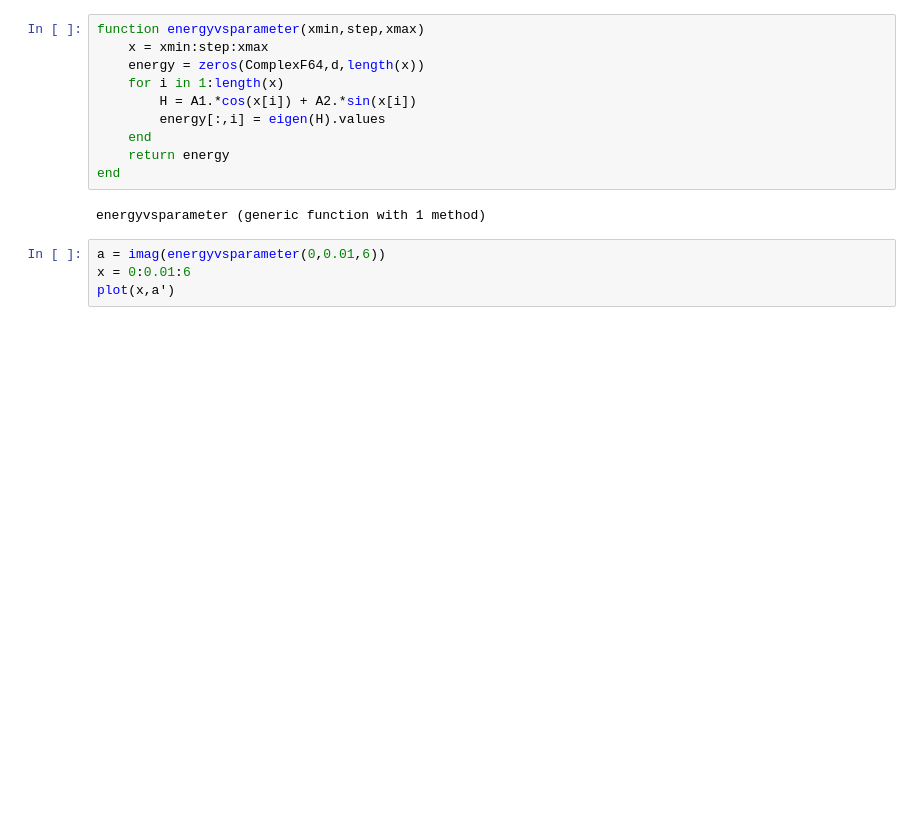
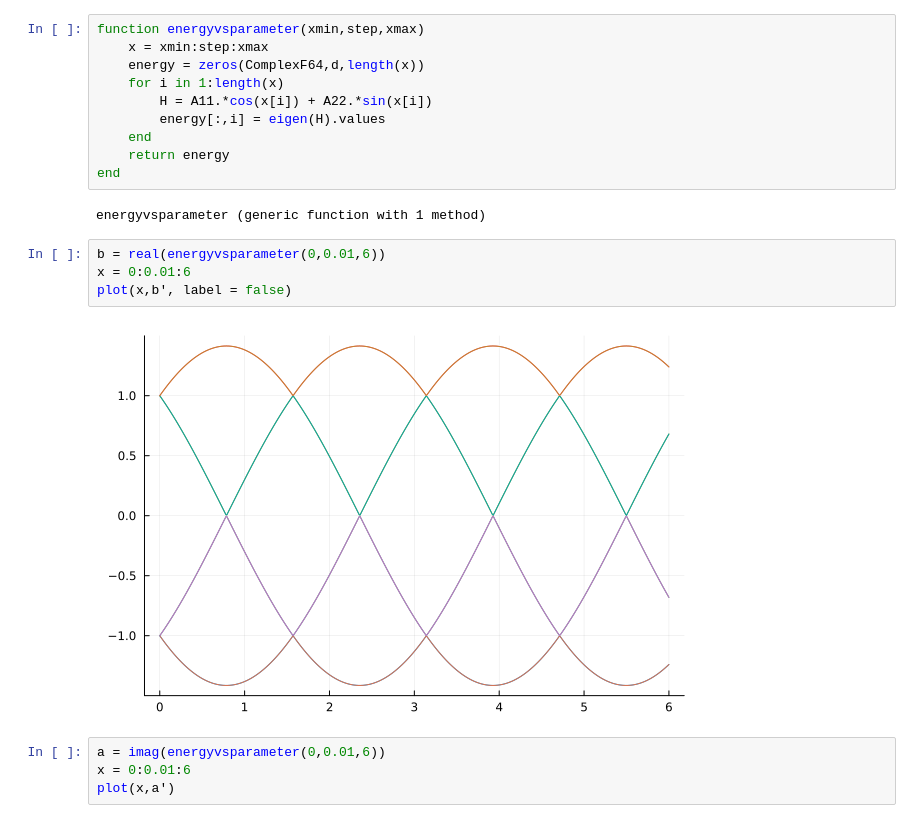
Before and after one commit to JorgeA22-cpu/ClaseComputo, a Jupyter notebook: Proyectos/PruebaArticulo.ipynb, the cells around one changed output. Drawn from its saved outputs; the diff is of its cells as text; blank space fills up the shorter version.

```diff
--- a/Proyectos/PruebaArticulo.ipynb
+++ b/Proyectos/PruebaArticulo.ipynb
@@ -124,13 +124,19 @@ function energyvsparameter(xmin,step,xmax)
     x = xmin:step:xmax
     energy = zeros(ComplexF64,d,length(x))
     for i in 1:length(x)
-        H = A1.*cos(x[i]) + A2.*sin(x[i])
+        H = A11.*cos(x[i]) + A22.*sin(x[i])
         energy[:,i] = eigen(H).values
     end
     return energy
 end
 # %% [output]
 energyvsparameter (generic function with 1 method)
+# %%
+b = real(energyvsparameter(0,0.01,6))
+x = 0:0.01:6
+plot(x,b', label = false)
+# %% [output]
+[figure, added]
 # %%
 a = imag(energyvsparameter(0,0.01,6))
 x = 0:0.01:6
```
Also changed, not shown: parts of 12 cells of this notebook.
